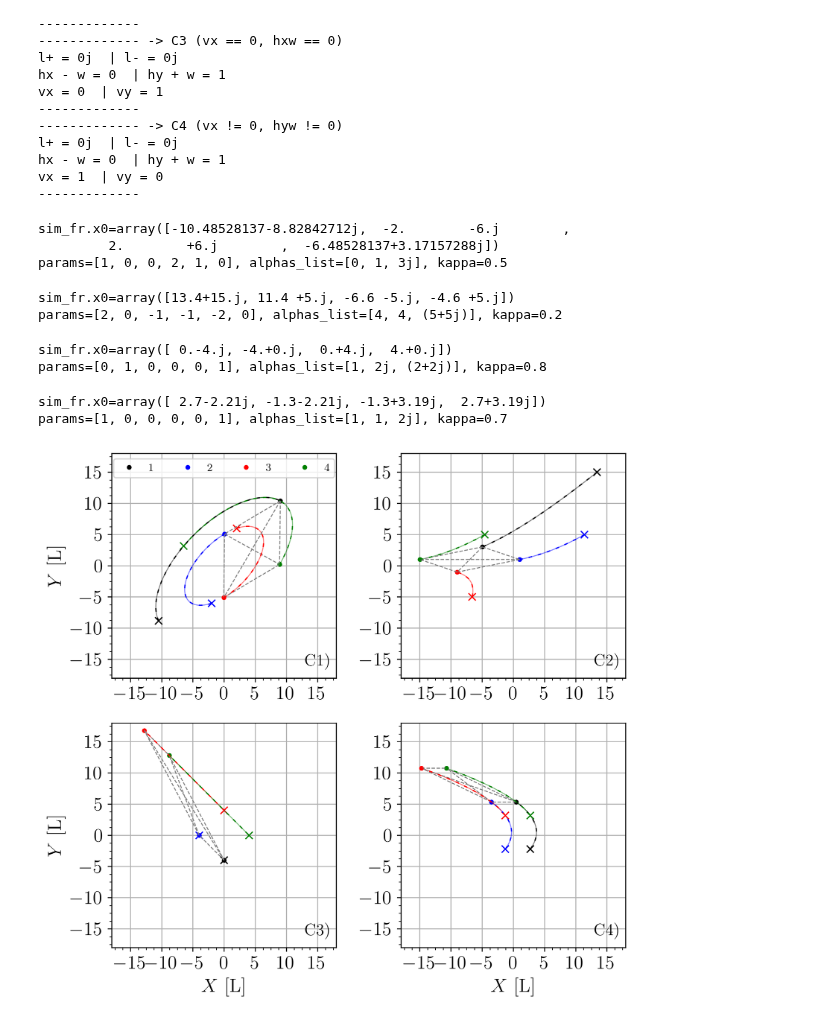
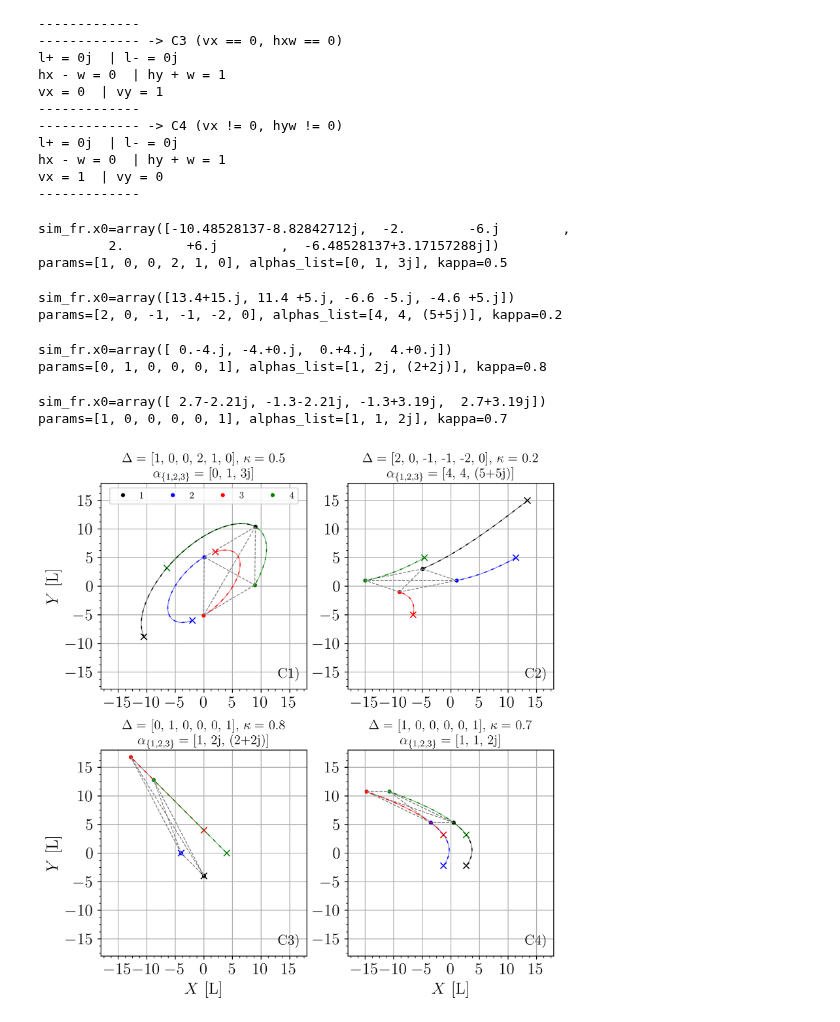
Before and after one commit to Swarm-Systems-Lab/affine-formation-control, a Jupyter notebook: notebooks/simulations.ipynb, the cells around one changed output. Drawn from its saved outputs; the diff is of its cells as text; code cells hidden in the pictures.

Commit message:
Add the parameters of the second simulation to the plots' title

```diff
--- a/notebooks/simulations.ipynb
+++ b/notebooks/simulations.ipynb
@@ -254,7 +254,7 @@ alphas3 = [1,2j,2+2j]
 alphas4 = [1,1,2j]
 
 # Generate and configure the plot -----------------------------------------------------
-fig = plt.figure(figsize=(8,7.5), dpi=400)
+fig = plt.figure(figsize=(8,8.7), dpi=400)
 axes = fig.subplots(2,2)
 ax1, ax2, ax3, ax4 = axes.flatten()
 
@@ -273,31 +273,46 @@ ax1.set_ylabel(r"$Y$ [L]")
 ax3.set_ylabel(r"$Y$ [L]")
 ax3.set_xlabel(r"$X$ [L]")
 ax4.set_xlabel(r"$X$ [L]")
 
 ax1.text(13, -16, "C1)", fontdict={"size":14}, weight="bold")
 ax2.text(13, -16, "C2)", fontdict={"size":14}, weight="bold")
 ax3.text(13, -16, "C3)", fontdict={"size":14}, weight="bold")
 ax4.text(13, -16, "C4)", fontdict={"size":14}, weight="bold")
+
+title1 = r"$\Delta =$ " + str(params_c1) + r", $\kappa =$ " + str(kappa1) + "\n"
+title1 = title1 + r"$\alpha_{\{1,2,3\}} =$ " + str(alphas1)
+title2 = r"$\Delta =$ " + str(params_c2) + r", $\kappa =$ " + str(kappa2) + "\n"
+title2 = title2 + r"$\alpha_{\{1,2,3\}} =$ " + str(alphas2)
+title3 = r"$\Delta =$ " + str(params_c3) + r", $\kappa =$ " + str(kappa3) + "\n"
+title3 = title3 + r"$\alpha_{\{1,2,3\}} =$ " + str(alphas3)
+title4 = r"$\Delta =$ " + str(params_c4) + r", $\kappa =$ " + str(kappa4) + "\n"
+title4 = title4 + r"$\alpha_{\{1,2,3\}} =$ " + str(alphas4)
+
+ax1.set_title(title1, fontdict={"size":13})
+ax2.set_title(title2, fontdict={"size":13})
+ax3.set_title(title3, fontdict={"size":13})
+ax4.set_title(title4, fontdict={"size":13})
+
 # -------------------------------------------------------------------------------------
 
 # Execute the simulations and extract the plot data -----------------------------------
 plot_case(params_c1, alphas1, ax1, kappa1)
 plot_case(params_c2, alphas2, ax2, kappa2)
 plot_case(params_c3, alphas3, ax3, kappa3)
 plot_case(params_c4, alphas4, ax4, kappa4)
 
 ax1.legend(ncols=4, fontsize="xx-small", loc="upper center")
 # -------------------------------------------------------------------------------------
 
 plt.show()
 # %% [output]
 sim_fr.x0=array([-10.48528137-8.82842712j,  -2.        -6.j        ,
          2.        +6.j        ,  -6.48528137+3.17157288j])
 params=[1, 0, 0, 2, 1, 0], alphas_list=[0, 1, 3j], kappa=0.5
 sim_fr.x0=array([13.4+15.j, 11.4 +5.j, -6.6 -5.j, -4.6 +5.j])
 params=[2, 0, -1, -1, -2, 0], alphas_list=[4, 4, (5+5j)], kappa=0.2
 sim_fr.x0=array([ 0.-4.j, -4.+0.j,  0.+4.j,  4.+0.j])
 params=[0, 1, 0, 0, 0, 1], alphas_list=[1, 2j, (2+2j)], kappa=0.8
 sim_fr.x0=array([ 2.7-2.21j, -1.3-2.21j, -1.3+3.19j,  2.7+3.19j])
 params=[1, 0, 0, 0, 0, 1], alphas_list=[1, 1, 2j], kappa=0.7
-[figure, old version]
+[figure, new version]
```
